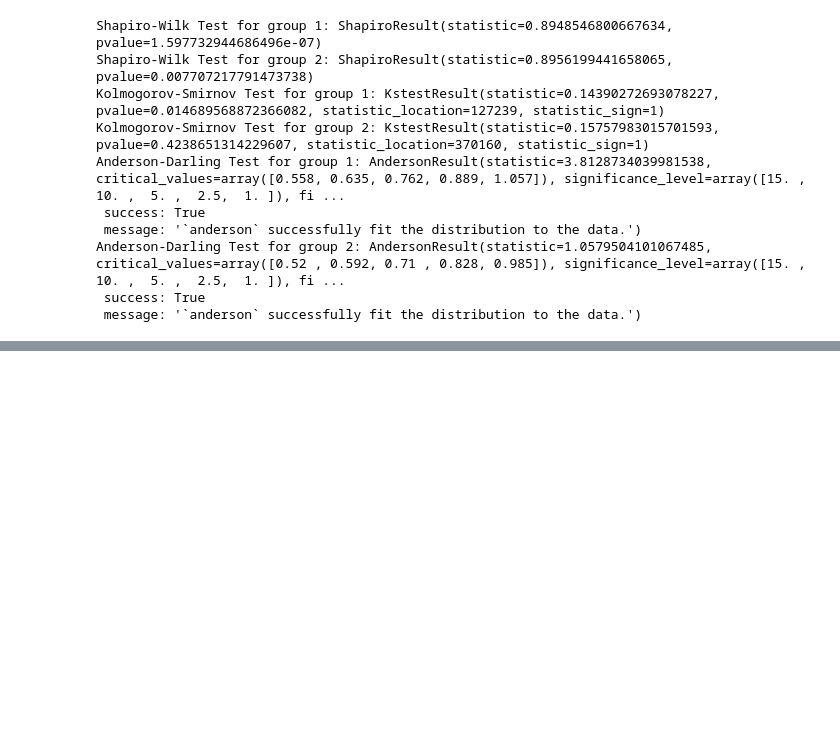
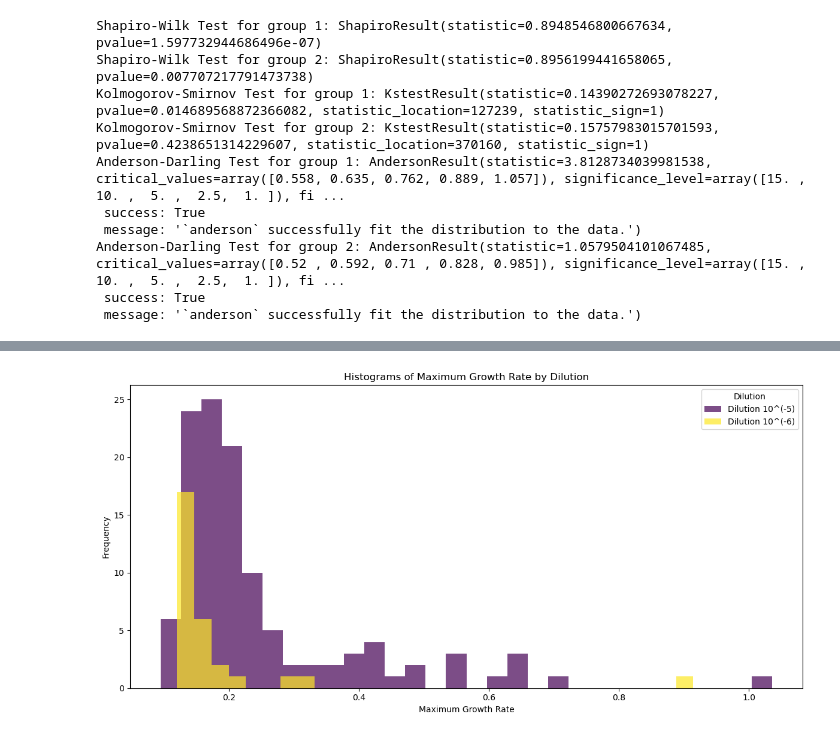
Before and after one commit to RudgeLab/popdyn, a Jupyter notebook: Notebooks/colonies_size.ipynb, the cells around one changed output, grey strips where cells are left out. Saved outputs shown, nothing was run; the diff lists cells and outputs as text; code cells hidden in the pictures; blank space fills up the shorter version.

```diff
--- a/Notebooks/colonies_size.ipynb
+++ b/Notebooks/colonies_size.ipynb
@@ -22,12 +22,13 @@ df = df[df['Quality'] == 'Very good'].copy()
 df_out = df.reset_index(drop=True)
 
 # Initialize the columns as type 'object' to store arrays/lists
-df_out.loc[:,["radius","area"]] = np.nan
+df_out.loc[:,["radius","area","max_av_gr"]] = np.nan
 df_out['rad_dyn'] = pd.Series(dtype='object')
 df_out['area_dyn'] = pd.Series(dtype='object')
+df_out['av_gr_dyn'] = pd.Series(dtype='object')
 
 # Assign an array to a cell in the DataFrame
-df_out.at[0, 'rad_dyn'] = np.array([0, 1, 2, 3, 4, 5])
+# df_out.at[0, 'rad_dyn'] = np.array([0, 1, 2, 3, 4, 5])
 # Similarly for 'area_dyn' if needed
 # df_out.at[0, 'area_dyn'] = np.array([...])
 
@@ -657,0 +719,25 @@ correlative analysis involving these data sets.
+# %%
+# Ensure that 'max_av_gr' contains only finite values
+df = df[np.isfinite(df['max_av_gr'])]  # Filter to keep only rows where 'max_av_gr' is finite
+
+# Retrieve unique dilutions to create histograms for each
+unique_dilutions = df['Dilution'].unique()
+
+# Set up the plot
+plt.figure(figsize=(12, 6))
+colors = plt.cm.viridis(np.linspace(0, 1, len(unique_dilutions)))
+
+# Plot histograms for each dilution
+for i, dilution in enumerate(unique_dilutions):
+    data = df[df['Dilution'] == dilution]['max_av_gr']
+    plt.hist(data, bins=30, alpha=0.7, label=f'Dilution {dilution}', color=colors[i])
+
+plt.title('Histograms of Maximum Growth Rate by Dilution')
+plt.xlabel('Maximum Growth Rate')
+plt.ylabel('Frequency')
+plt.legend(title="Dilution")
+plt.savefig('His_Max_Av_GR_dil.png', dpi=300)
+plt.tight_layout()
+plt.show()
+# %% [output]
+[figure, added]
```
Also changed, not shown: parts of 8 cells of this notebook, 4 other files.
